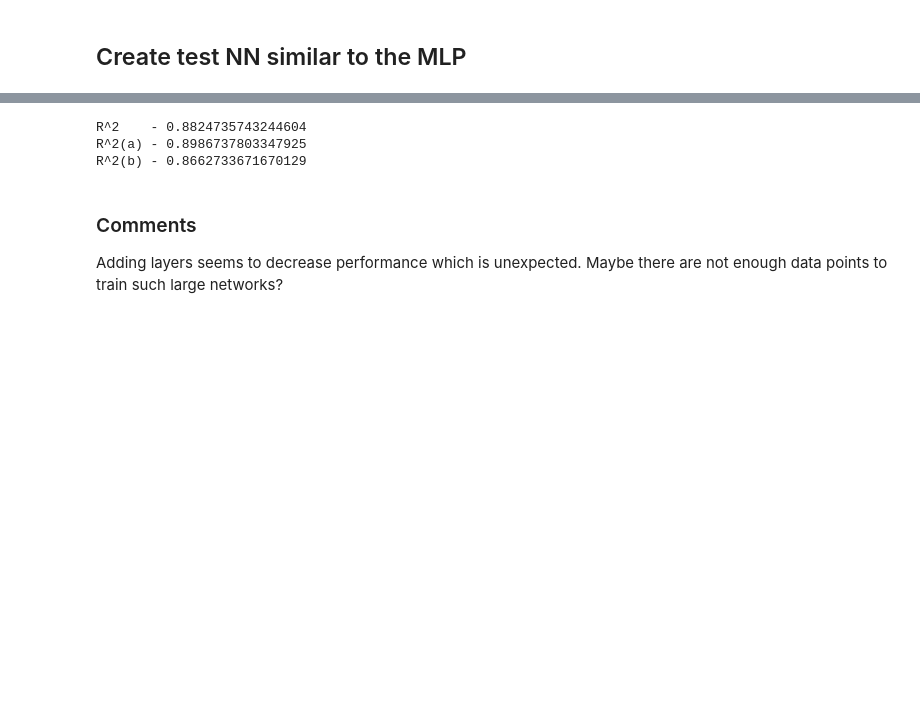
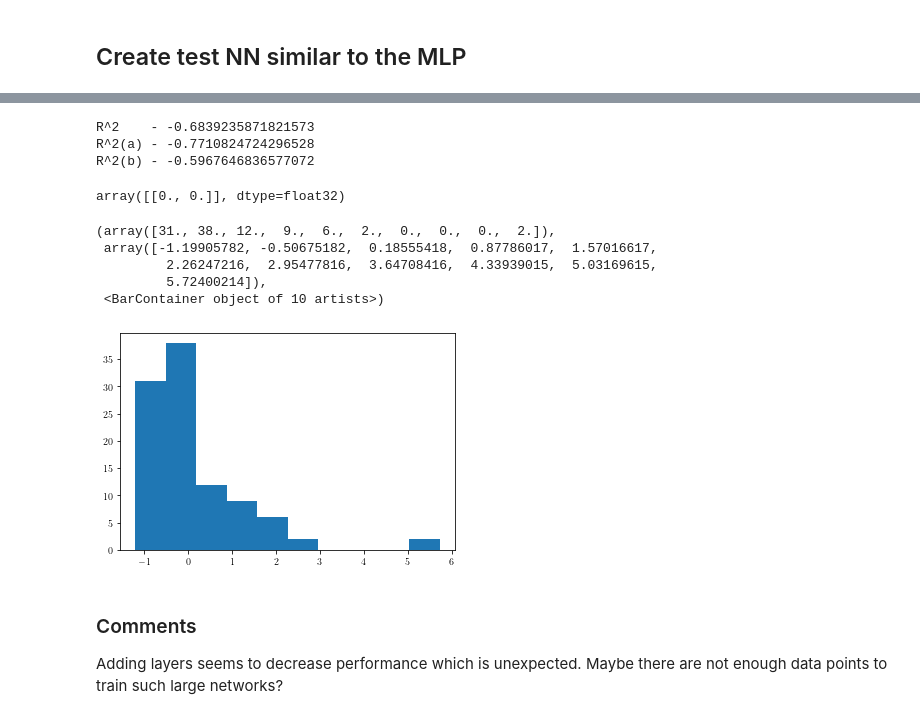
Before and after one commit to oskberg/new-physics, a Jupyter notebook: toy_data/flavio_tests/ml_distributions.ipynb, the cells around one changed output, grey strips where cells are left out. Drawn from its saved outputs; the diff is of its cells as text; code cells hidden in the pictures; blank space fills up the shorter version.

```diff
--- a/toy_data/flavio_tests/ml_distributions.ipynb
+++ b/toy_data/flavio_tests/ml_distributions.ipynb
@@ -332,8 +337,8 @@ plt.imshow(values)
 ## Sampling
 # %%
 sample_size = 100
-n_bins = 5
-m_bins = 5
+n_bins = 10
+m_bins = 10
 bin_edges_2d = [np.linspace(-1,1,n_bins + 1), np.linspace(-1,1,m_bins + 1)]
 features_2d = [f'x{i}' for i in range(n_bins * m_bins)]
 targets = ['a', 'b']
@@ -469,13 +464,26 @@ Epoch 10/10
 # %%
 pred = model_tf.predict(x_test)
 
-print(f'R^2    - {r2_score(pred, y_test.values)}')
-print(f'R^2(a) - {r2_score(pred[:,0], y_test.values[:,0])}')
-print(f'R^2(b) - {r2_score(pred[:,1], y_test.values[:,1])}')
+print(f'R^2    - {r2_score(pred, y_test)}')
+print(f'R^2(a) - {r2_score(pred[:,0], y_test[:,0])}')
+print(f'R^2(b) - {r2_score(pred[:,1], y_test[:,1])}')
 # %% [output]
-R^2    - 0.8824735743244604
-R^2(a) - 0.8986737803347925
-R^2(b) - 0.8662733671670129
+R^2    - -0.6839235871821573
+R^2(a) - -0.7710824724296528
+R^2(b) - -0.5967646836577072
+# %%
+model_tf.predict(x_test[:1])
+# %% [output]
+array([[0., 0.]], dtype=float32)
+# %%
+plt.hist(x_test[1])
+# %% [output]
+(array([31., 38., 12.,  9.,  6.,  2.,  0.,  0.,  0.,  2.]),
+ array([-1.19905782, -0.50675182,  0.18555418,  0.87786017,  1.57016617,
+         2.26247216,  2.95477816,  3.64708416,  4.33939015,  5.03169615,
+         5.72400214]),
+ <BarContainer object of 10 artists>)
+[figure, added]
 # %% [markdown]
 ### Comments
 Adding layers seems to decrease performance which is unexpected. Maybe there are not enough data points to train such large networks?
```
Also changed, not shown: parts of 37 cells of this notebook, 6 other files.
